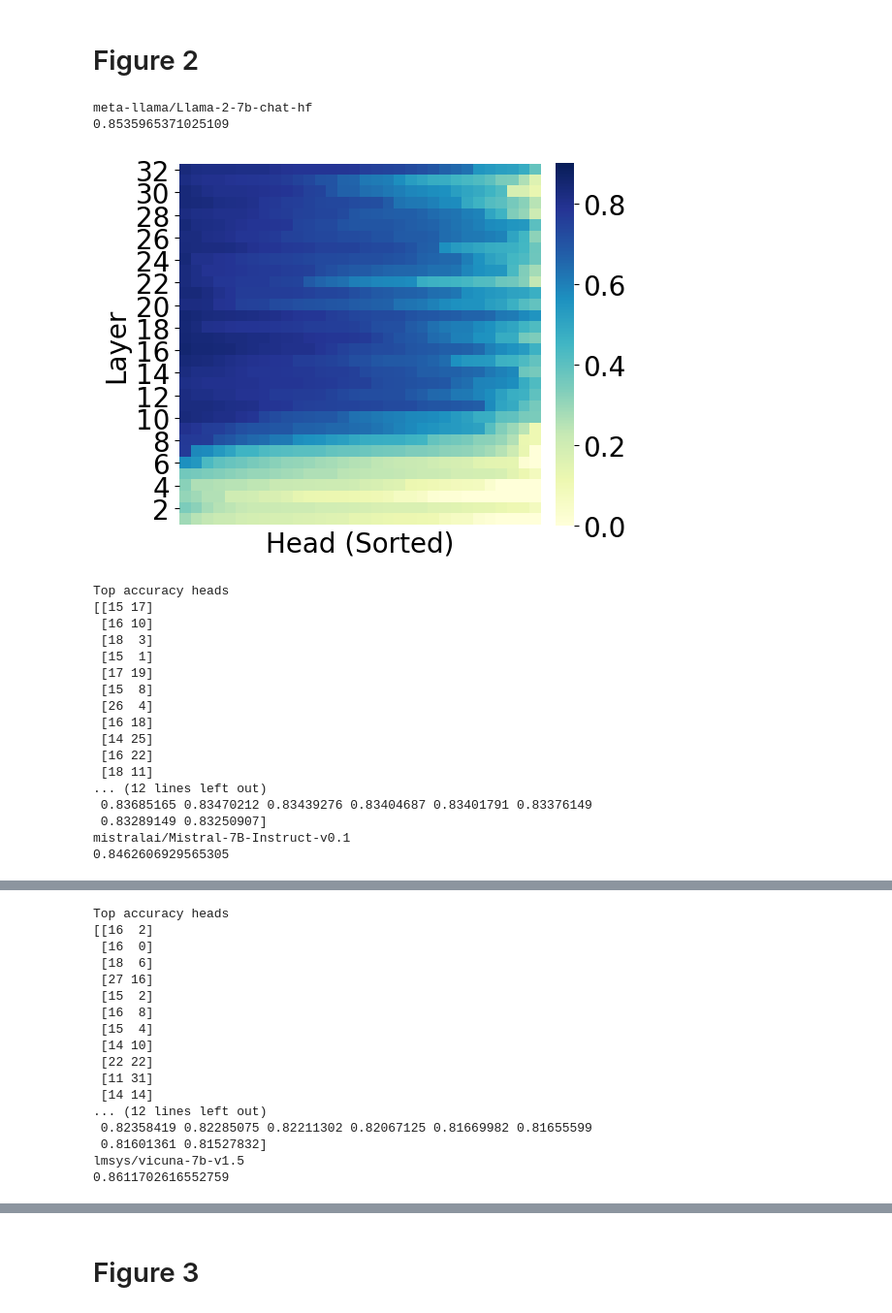
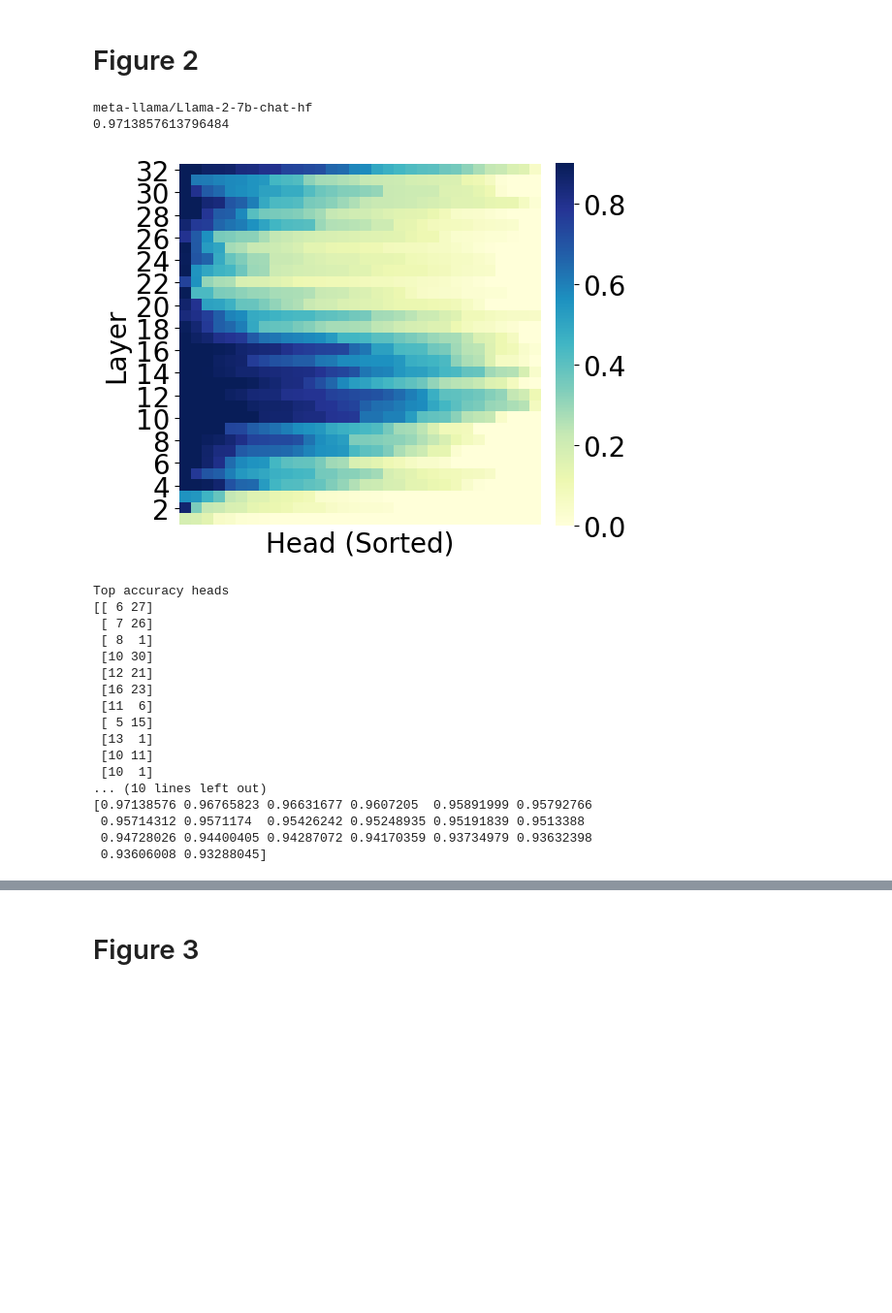
Before and after one commit to DotIN13/linear-political-llm, a Jupyter notebook: generate_figures.ipynb, the cells around one changed output, grey strips where cells are left out. Shown at 97% size. Cells and saved outputs as stored; diff of their text form; code cells hidden in the pictures; blank space fills up the shorter version.

```diff
--- a/generate_figures.ipynb
+++ b/generate_figures.ipynb
@@ -23,53 +23,52 @@ np.random.seed(42)
 # Figure 2
 # %%
 cnt = 0
-for model_name in ['meta-llama/Llama-2-7b-chat-hf', 'mistralai/Mistral-7B-Instruct-v0.1', 'lmsys/vicuna-7b-v1.5']:
+for model_name in ['meta-llama/Llama-2-7b-chat-hf']:
     print(model_name)
-    performance = pickle.load(open(f"./results_replication/{model_name.replace('/','_')}_politician_performance.pkl", 'rb'))
+    performance = pickle.load(open(f"./results_replication/{model_name.replace('/','_')}_anes_performance.pkl", 'rb'))
     print(performance.max())
     plt.rcParams.update({'font.size': 20})
     plt.figure(figsize=(6, 6))
     norm = mcolors.Normalize(vmin=0, vmax=.9)
     plt.imshow(np.sort(performance[::-1, :]*(-1), axis=1)*(-1), cmap='YlGnBu', norm=norm)
     plt.grid(False)
     plt.xlabel("Head (Sorted)")
     plt.ylabel("Layer")
     plt.xticks([])
     plt.yticks(range(0,32,2), [i for i in range(32,0,-2)])
     cbar = plt.colorbar(orientation='vertical', fraction=0.0459, pad=0.04)
     cbar.outline.set_visible(False)
     plt.gca().spines['top'].set_visible(False)
     plt.gca().spines['right'].set_visible(False)
     plt.gca().spines['left'].set_visible(False)
     plt.gca().spines['bottom'].set_visible(False)
     plt.tight_layout()
-    plt.savefig(f"./figure_replication/{model_name.replace('/','_')}_layer_head_accuracy.pdf")
     plt.show()
 
     print("Top accuracy heads")
     top_indices = np.dstack(np.unravel_index(np.argsort(performance.ravel()), (32, 32)))[0][-20:, :][::-1]
     print(top_indices)
     print("Top accuracy")
     print(performance[top_indices[:, 0], top_indices[:, 1]])
     cnt += 1
 # %% [output]
 meta-llama/Llama-2-7b-chat-hf
-0.8535965371025109
+0.9713857613796484
-[figure, old version]
+[figure, new version]
 Top accuracy heads
-[[15 17]
- [16 10]
- [18  3]
- [15  1]
- [17 19]
- [15  8]
- [26  4]
- [16 18]
- [14 25]
- [16 22]
- [18 11]
-... (12 lines left out)
- 0.83685165 0.83470212 0.83439276 0.83404687 0.83401791 0.83376149
- 0.83289149 0.83250907]
-mistralai/Mistral-7B-Instruct-v0.1
-0.8462606929565305
+[[ 6 27]
+ [ 7 26]
+ [ 8  1]
+ [10 30]
+ [12 21]
+ [16 23]
+ [11  6]
+ [ 5 15]
+ [13  1]
+ [10 11]
+ [10  1]
+... (10 lines left out)
+[0.97138576 0.96765823 0.96631677 0.9607205  0.95891999 0.95792766
+ 0.95714312 0.9571174  0.95426242 0.95248935 0.95191839 0.9513388
+ 0.94728026 0.94400405 0.94287072 0.94170359 0.93734979 0.93632398
+ 0.93606008 0.93288045]
@@ -77,17 +74,0 @@ mistralai/Mistral-7B-Instruct-v0.1
-Top accuracy heads
-[[16  2]
- [16  0]
- [18  6]
- [27 16]
- [15  2]
- [16  8]
- [15  4]
- [14 10]
- [22 22]
- [11 31]
- [14 14]
-... (12 lines left out)
- 0.82358419 0.82285075 0.82211302 0.82067125 0.81669982 0.81655599
- 0.81601361 0.81527832]
-lmsys/vicuna-7b-v1.5
-0.8611702616552759
```
Also changed, not shown: parts of 2 cells of this notebook, 1 other file.
